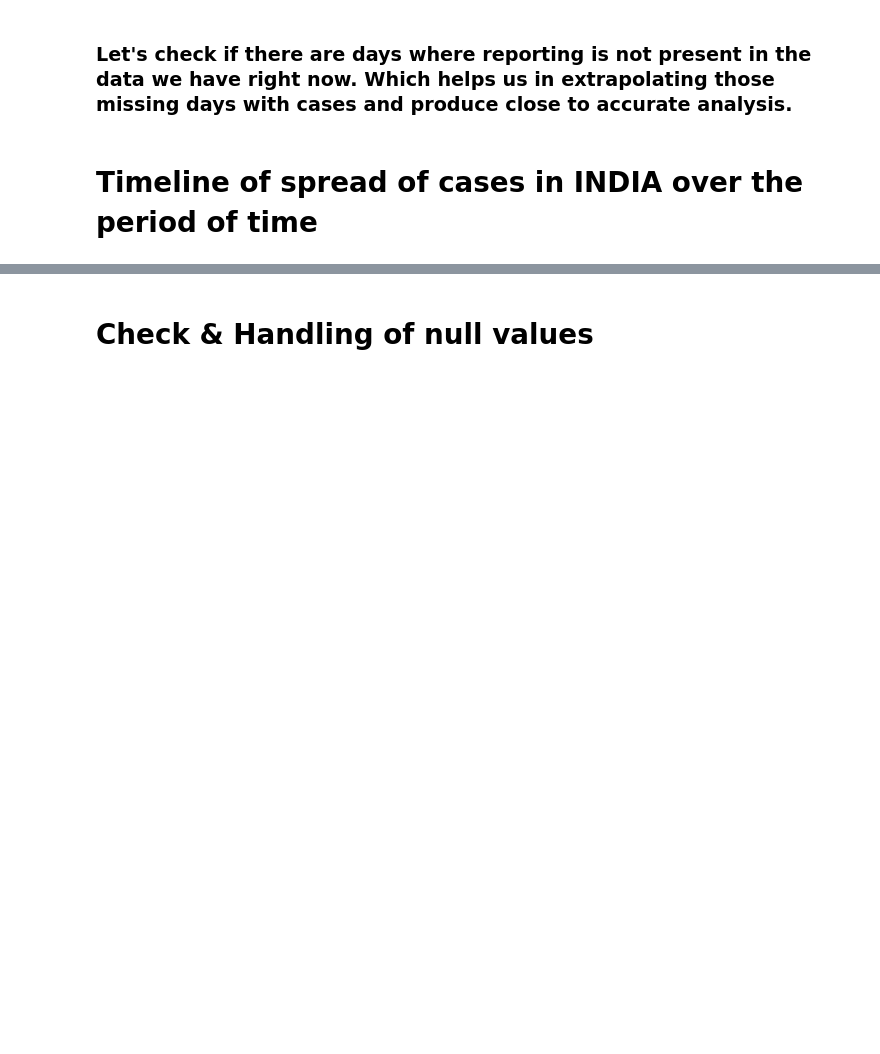
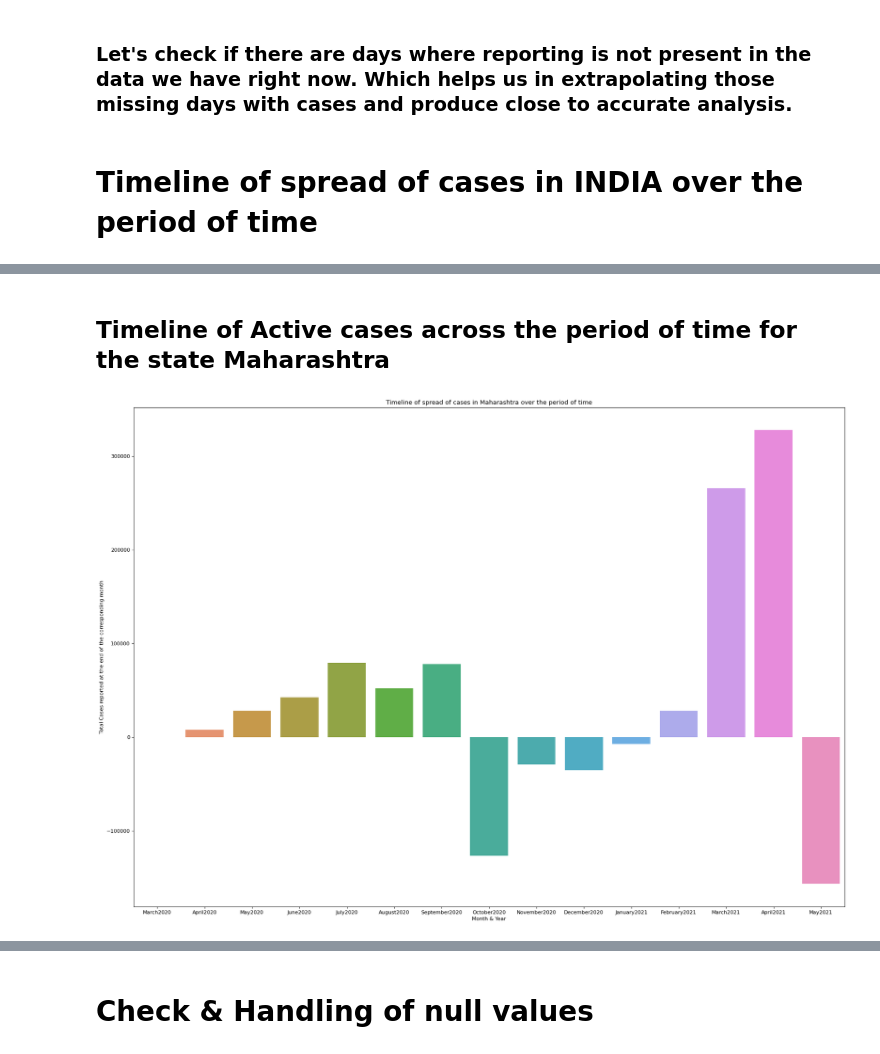
Before and after one commit to PersistingSoulV/COVID19-INDIA-Exploratory-Analysis, a Jupyter notebook: CVOID19_Exploratory_Analysis_on_INDIA.ipynb, the cells around one changed output, grey strips where cells are left out. Saved outputs shown, nothing was run; the diff lists cells and outputs as text; code cells hidden in the pictures; blank space fills up the shorter version.

```diff
--- a/CVOID19_Exploratory_Analysis_on_INDIA.ipynb
+++ b/CVOID19_Exploratory_Analysis_on_INDIA.ipynb
@@ -169,0 +175,15 @@ plt.show()
+# %% [markdown]
+## Timeline of Active cases across the period of time for the state Maharashtra
+# %%
+df_maharashtra = df2.copy()
+df_maharashtra['State'] = df2[df2['State/UnionTerritory'] == 'Maharashtra']['State/UnionTerritory']
+df_maharashtra['Month_Year'] = df2[df2['State/UnionTerritory'] == 'Maharashtra']['Month_Year']
+df_maharashtra['Cases_PerMonth'] = df2[df2['State/UnionTerritory'] == 'Maharashtra']['Cases_PerMonth']
+figure(num=None, figsize=(25,18), dpi=80, facecolor='w', edgecolor='r')
+sns.barplot(x="Month_Year", y = "Cases_PerMonth" , data = df_maharashtra)
+plt.title('Timeline of spread of cases in Maharashtra over the period of time')
+plt.xlabel('Month & Year')
+plt.ylabel('Total Cases reported at the end of the corresponding month')
+plt.show()
+# %% [output]
+[figure, added]
```
Also changed, not shown: parts of 12 cells of this notebook.
